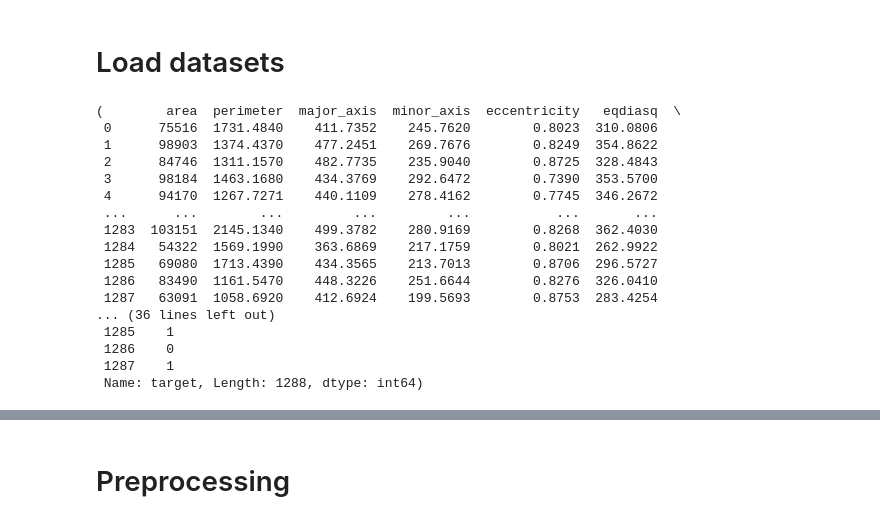
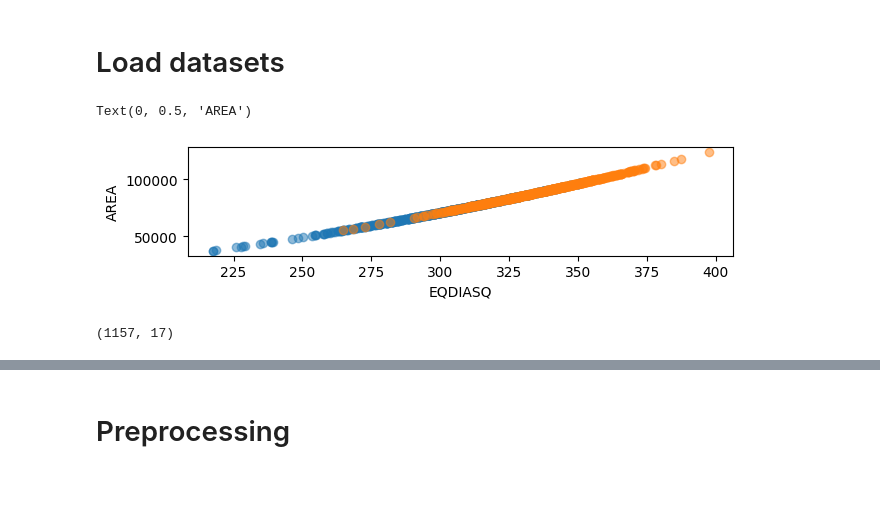
Before and after one commit to mishanko/ml-course, a Jupyter notebook: homeworks/hw05_neo_tokio/pistachio-28features-svc-mlp-lr-knn-tree-acc-94.ipynb, the cells around one changed output, grey strips where cells are left out. Drawn from its saved outputs; the diff is of its cells as text; code cells hidden in the pictures; blank space fills up the shorter version.

```diff
--- a/homeworks/hw05_neo_tokio/pistachio-28features-svc-mlp-lr-knn-tree-acc-94.ipynb
+++ b/homeworks/hw05_neo_tokio/pistachio-28features-svc-mlp-lr-knn-tree-acc-94.ipynb
@@ -8,24 +8,14 @@ import seaborn as sns
 # Load datasets
 # %%
 data = pd.read_csv("data/train.csv")
-X = data.drop(columns='target')
-y = data['target']
-X, y
-# %% [output]
-(        area  perimeter  major_axis  minor_axis  eccentricity   eqdiasq  \
- 0      75516  1731.4840    411.7352    245.7620        0.8023  310.0806
- 1      98903  1374.4370    477.2451    269.7676        0.8249  354.8622
- 2      84746  1311.1570    482.7735    235.9040        0.8725  328.4843
- 3      98184  1463.1680    434.3769    292.6472        0.7390  353.5700
- 4      94170  1267.7271    440.1109    278.4162        0.7745  346.2672
- ...      ...        ...         ...         ...           ...       ...
- 1283  103151  2145.1340    499.3782    280.9169        0.8268  362.4030
- 1284   54322  1569.1990    363.6869    217.1759        0.8021  262.9922
- 1285   69080  1713.4390    434.3565    213.7013        0.8706  296.5727
- 1286   83490  1161.5470    448.3226    251.6644        0.8276  326.0410
- 1287   63091  1058.6920    412.6924    199.5693        0.8753  283.4254
-... (36 lines left out)
- 1285    1
- 1286    0
- 1287    1
- Name: target, Length: 1288, dtype: int64)
+# %%
+plt.subplots_adjust(right=2)
+plt.subplot(3,2,1)
+for i in data.target.unique():
+    data_i=data[data.target==i]
+    plt.scatter(data_i.eqdiasq, data_i.area, alpha=0.5)
+plt.xlabel('EQDIASQ')
+plt.ylabel('AREA')
+# %% [output]
+Text(0, 0.5, 'AREA')
+[figure, added]
@@ -31,0 +71,6 @@ X, y
+# %%
+c = 'shapefactor_4'
+data = data[data[c] > data.quantile(0.01)[c]]
+data.shape
+# %% [output]
+(1157, 17)
```
Also changed, not shown: parts of 14 cells of this notebook, 3 other files.
